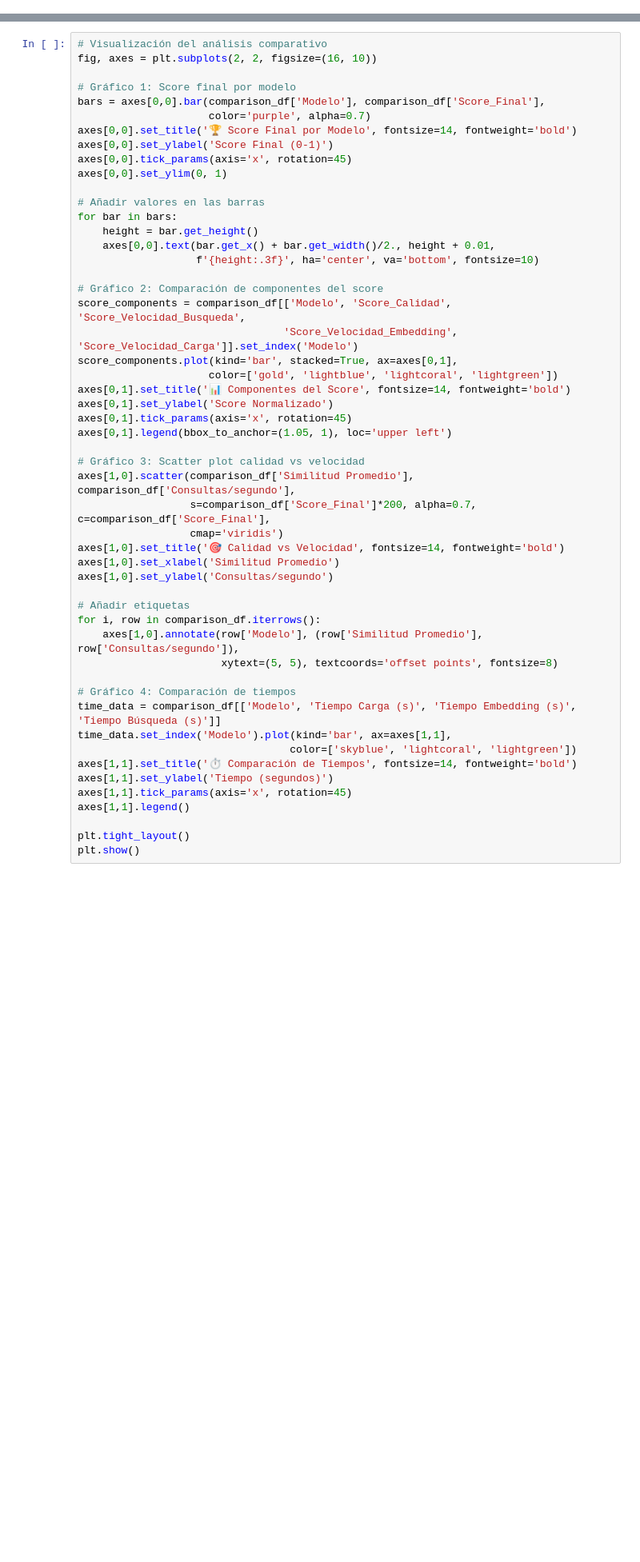
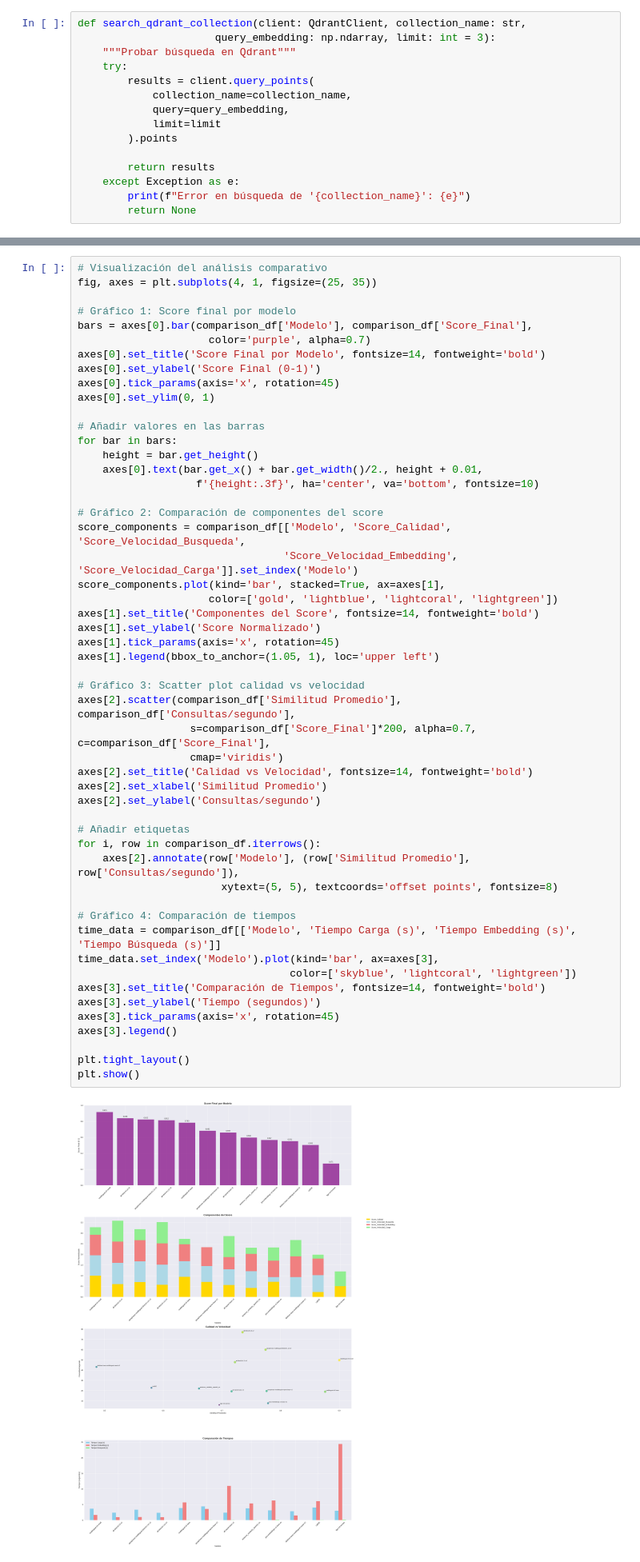
Before and after one commit to jesusoviedo/lus-laboris-py, a Jupyter notebook: notebooks/02_vectorstore_embedding_exploration.ipynb, the cells around one changed output, grey strips where cells are left out. Shown at 80% size. Drawn from its saved outputs; the diff is of its cells as text; blank space fills up the shorter version.

```diff
--- a/notebooks/02_vectorstore_embedding_exploration.ipynb
+++ b/notebooks/02_vectorstore_embedding_exploration.ipynb
@@ -750,0 +1077,15 @@ print("🔧 Funciones mejoradas para integración con Qdrant cargadas")
+# %%
+def search_qdrant_collection(client: QdrantClient, collection_name: str,
+                      query_embedding: np.ndarray, limit: int = 3):
+    """Probar búsqueda en Qdrant"""
+    try:
+        results = client.query_points(
+            collection_name=collection_name,
+            query=query_embedding,
+            limit=limit
+        ).points
+
+        return results
+    except Exception as e:
+        print(f"Error en búsqueda de '{collection_name}': {e}")
+        return None
@@ -981,55 +1291,57 @@ display(comparison_df[['Modelo', 'Descripción', 'Dimensiones', 'Similitud Prome
 # %%
 # Visualización del análisis comparativo
-fig, axes = plt.subplots(2, 2, figsize=(16, 10))
+fig, axes = plt.subplots(4, 1, figsize=(25, 35))
 
 # Gráfico 1: Score final por modelo
-bars = axes[0,0].bar(comparison_df['Modelo'], comparison_df['Score_Final'],
+bars = axes[0].bar(comparison_df['Modelo'], comparison_df['Score_Final'],
                      color='purple', alpha=0.7)
-axes[0,0].set_title('🏆 Score Final por Modelo', fontsize=14, fontweight='bold')
-axes[0,0].set_ylabel('Score Final (0-1)')
-axes[0,0].tick_params(axis='x', rotation=45)
-axes[0,0].set_ylim(0, 1)
+axes[0].set_title('Score Final por Modelo', fontsize=14, fontweight='bold')
+axes[0].set_ylabel('Score Final (0-1)')
+axes[0].tick_params(axis='x', rotation=45)
+axes[0].set_ylim(0, 1)
 
 # Añadir valores en las barras
 for bar in bars:
     height = bar.get_height()
-    axes[0,0].text(bar.get_x() + bar.get_width()/2., height + 0.01,
+    axes[0].text(bar.get_x() + bar.get_width()/2., height + 0.01,
                    f'{height:.3f}', ha='center', va='bottom', fontsize=10)
 
 # Gráfico 2: Comparación de componentes del score
 score_components = comparison_df[['Modelo', 'Score_Calidad', 'Score_Velocidad_Busqueda',
                                  'Score_Velocidad_Embedding', 'Score_Velocidad_Carga']].set_index('Modelo')
-score_components.plot(kind='bar', stacked=True, ax=axes[0,1],
+score_components.plot(kind='bar', stacked=True, ax=axes[1],
                      color=['gold', 'lightblue', 'lightcoral', 'lightgreen'])
-axes[0,1].set_title('📊 Componentes del Score', fontsize=14, fontweight='bold')
-axes[0,1].set_ylabel('Score Normalizado')
-axes[0,1].tick_params(axis='x', rotation=45)
-axes[0,1].legend(bbox_to_anchor=(1.05, 1), loc='upper left')
+axes[1].set_title('Componentes del Score', fontsize=14, fontweight='bold')
+axes[1].set_ylabel('Score Normalizado')
+axes[1].tick_params(axis='x', rotation=45)
+axes[1].legend(bbox_to_anchor=(1.05, 1), loc='upper left')
 
 # Gráfico 3: Scatter plot calidad vs velocidad
-axes[1,0].scatter(comparison_df['Similitud Promedio'], comparison_df['Consultas/segundo'],
+axes[2].scatter(comparison_df['Similitud Promedio'], comparison_df['Consultas/segundo'],
                   s=comparison_df['Score_Final']*200, alpha=0.7, c=comparison_df['Score_Final'],
                   cmap='viridis')
-axes[1,0].set_title('🎯 Calidad vs Velocidad', fontsize=14, fontweight='bold')
-axes[1,0].set_xlabel('Similitud Promedio')
-axes[1,0].set_ylabel('Consultas/segundo')
+axes[2].set_title('Calidad vs Velocidad', fontsize=14, fontweight='bold')
+axes[2].set_xlabel('Similitud Promedio')
+axes[2].set_ylabel('Consultas/segundo')
 
 # Añadir etiquetas
 for i, row in comparison_df.iterrows():
-    axes[1,0].annotate(row['Modelo'], (row['Similitud Promedio'], row['Consultas/segundo']),
+    axes[2].annotate(row['Modelo'], (row['Similitud Promedio'], row['Consultas/segundo']),
                        xytext=(5, 5), textcoords='offset points', fontsize=8)
 
 # Gráfico 4: Comparación de tiempos
 time_data = comparison_df[['Modelo', 'Tiempo Carga (s)', 'Tiempo Embedding (s)', 'Tiempo Búsqueda (s)']]
-time_data.set_index('Modelo').plot(kind='bar', ax=axes[1,1],
+time_data.set_index('Modelo').plot(kind='bar', ax=axes[3],
                                   color=['skyblue', 'lightcoral', 'lightgreen'])
-axes[1,1].set_title('⏱️ Comparación de Tiempos', fontsize=14, fontweight='bold')
-axes[1,1].set_ylabel('Tiempo (segundos)')
-axes[1,1].tick_params(axis='x', rotation=45)
-axes[1,1].legend()
+axes[3].set_title('Comparación de Tiempos', fontsize=14, fontweight='bold')
+axes[3].set_ylabel('Tiempo (segundos)')
+axes[3].tick_params(axis='x', rotation=45)
+axes[3].legend()
 
 plt.tight_layout()
 plt.show()
+# %% [output]
+[figure, added]
 # %% [markdown]
 ## Conclusions and Recommendations / 🎯 Conclusiones y Recomendaciones
 # %%
```
Also changed, not shown: parts of 46 cells of this notebook, 2 other files.
